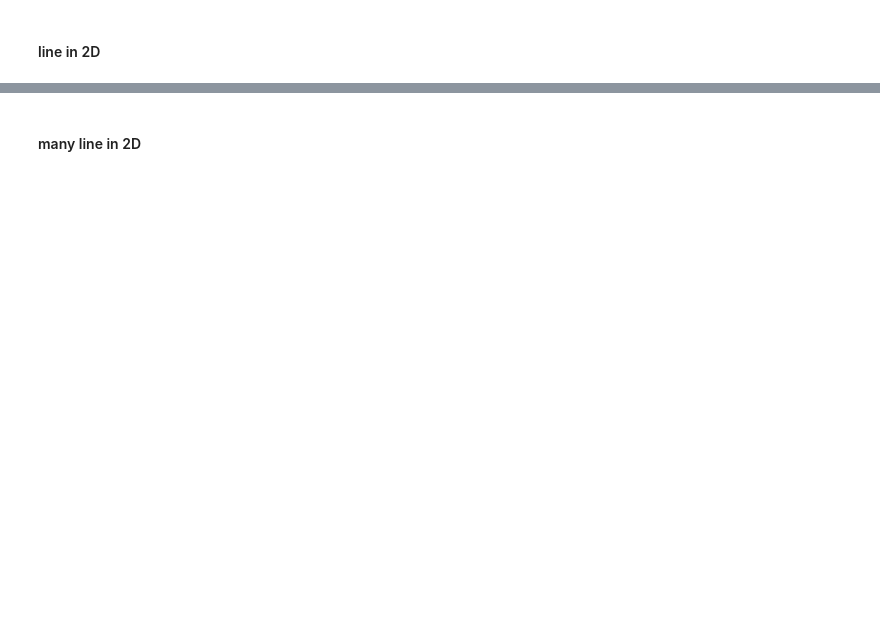
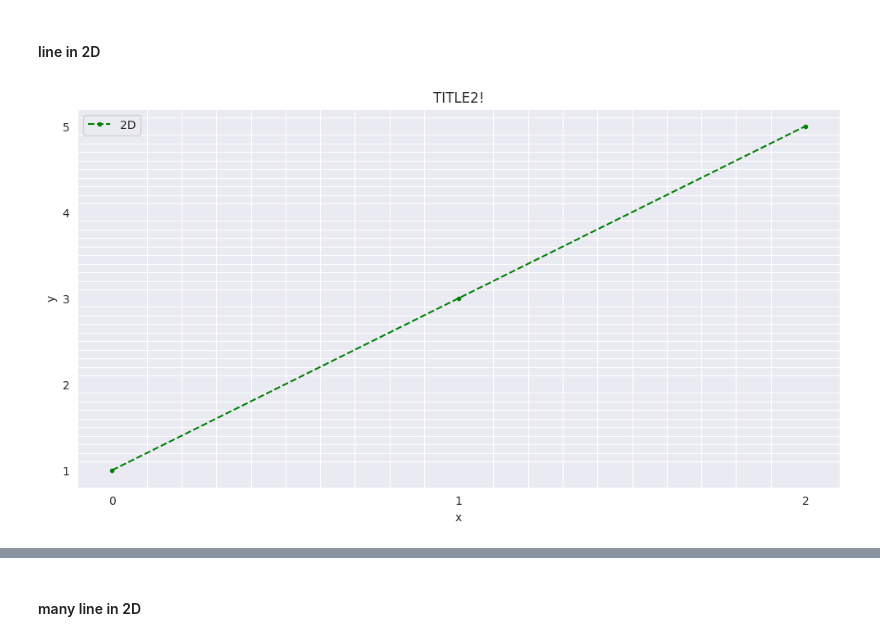
Before and after one commit to DenysTantsiura/datas, a Jupyter notebook: Hw_1/visual_fun.ipynb, the cells around one changed output, grey strips where cells are left out. Cells and saved outputs as stored; diff of their text form; code cells hidden in the pictures; blank space fills up the shorter version.

```diff
--- a/Hw_1/visual_fun.ipynb
+++ b/Hw_1/visual_fun.ipynb
@@ -59,2 +97,39 @@ draw_scatters_sns(df, as_x=['x1', 'x2', 'x3'], as_y=['y', 'y', 'y'], title='TITL
 # %% [markdown]
 #### line in 2D
+# %%
+def draw_2D(as_x: list, as_y: list, title: str, xlabel: str, ylabel: str, figsize: tuple|None=None) -> None:
+    size = figsize or (15, 5)
+    fig = plt.figure(figsize=size)
+    ax = fig.add_subplot(1, 1, 1)
+    major_ticks = np.arange(min(as_x), max(as_x)+1, int((max(as_x) - min(as_x))/len(as_x)) or 1)
+    minor_ticks = np.arange(min(as_x), max(as_x)+1, int((max(as_x) - min(as_x))/len(as_x)/10) or 0.1)
+    ax.set_xticks(major_ticks)
+    ax.set_xticks(minor_ticks, minor=True)
+    major_ticks_y = np.arange(min(as_y), max(as_y)+1, int((max(as_y) - min(as_y))/len(as_y)) or 1)
+    minor_ticks_y = np.arange(min(as_y), max(as_y)+1, int((max(as_y) - min(as_y))/len(as_y)/10) or 0.1)
+    ax.set_yticks(major_ticks_y)
+    ax.set_yticks(minor_ticks_y, minor=True)
+
+
+    plt.plot(
+             as_x,
+             as_y,
+             label=f'2D',
+             color=random.choice('rgbcmyk'),
+             linestyle=random.choice(['-', '--', '-.', ':', None]),
+             marker=random.choice('o+xdvs*.^')
+             )
+
+    # plt.plot(x, np.mean(data[:, 1:], axis = 1), label='mean', color='k', linestyle=None)
+
+    plt.title(title)
+    plt.xlabel(xlabel)
+    plt.ylabel(ylabel)
+
+    plt.legend()
+    ax.grid(which='both')
+    plt.show()
+
+draw_2D(as_x=[0, 1, 2], as_y=[1, 3, 5], title=f'TITLE2!', xlabel='x', ylabel=f'y', figsize=(12, 6))
+# %% [output]
+[figure, added]
```
Also changed, not shown: parts of 5 cells of this notebook, 7 other files.
